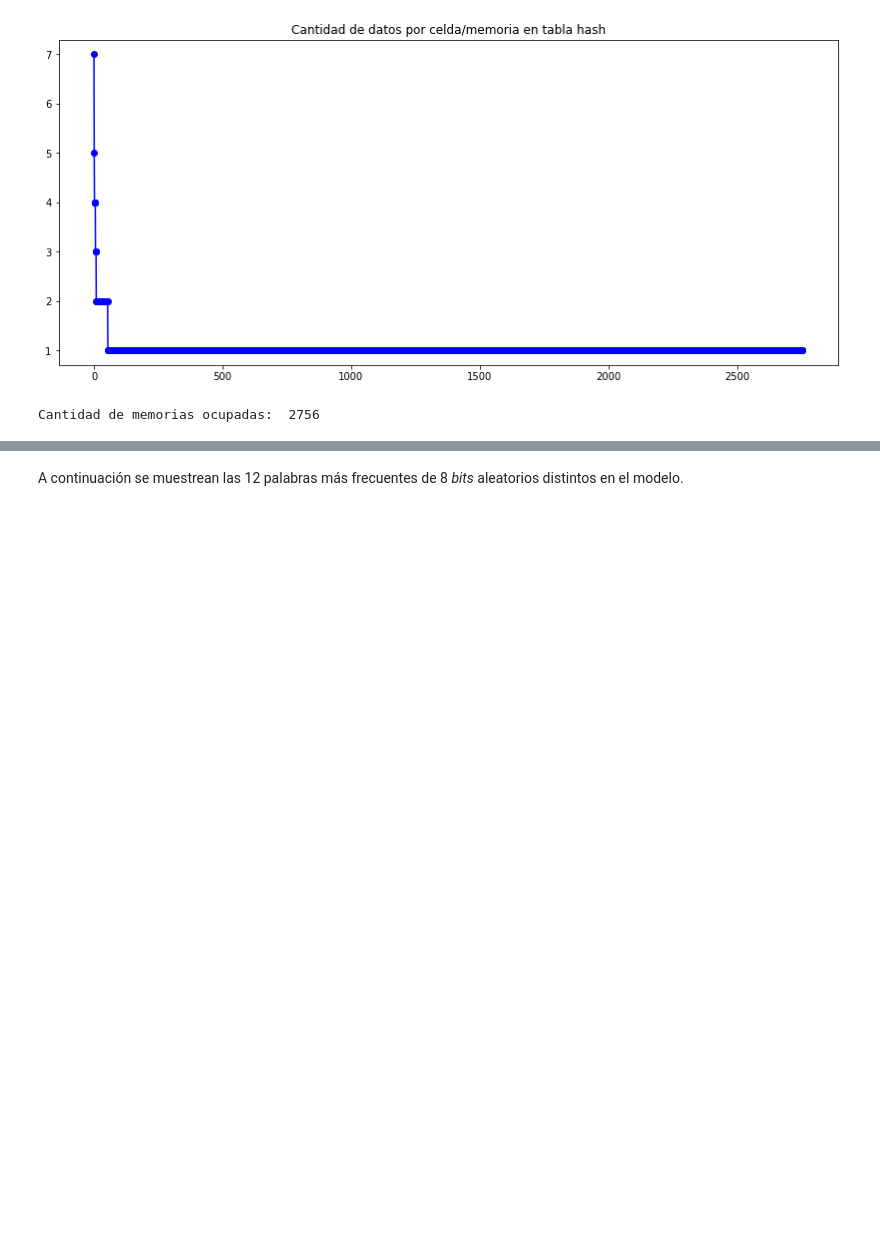
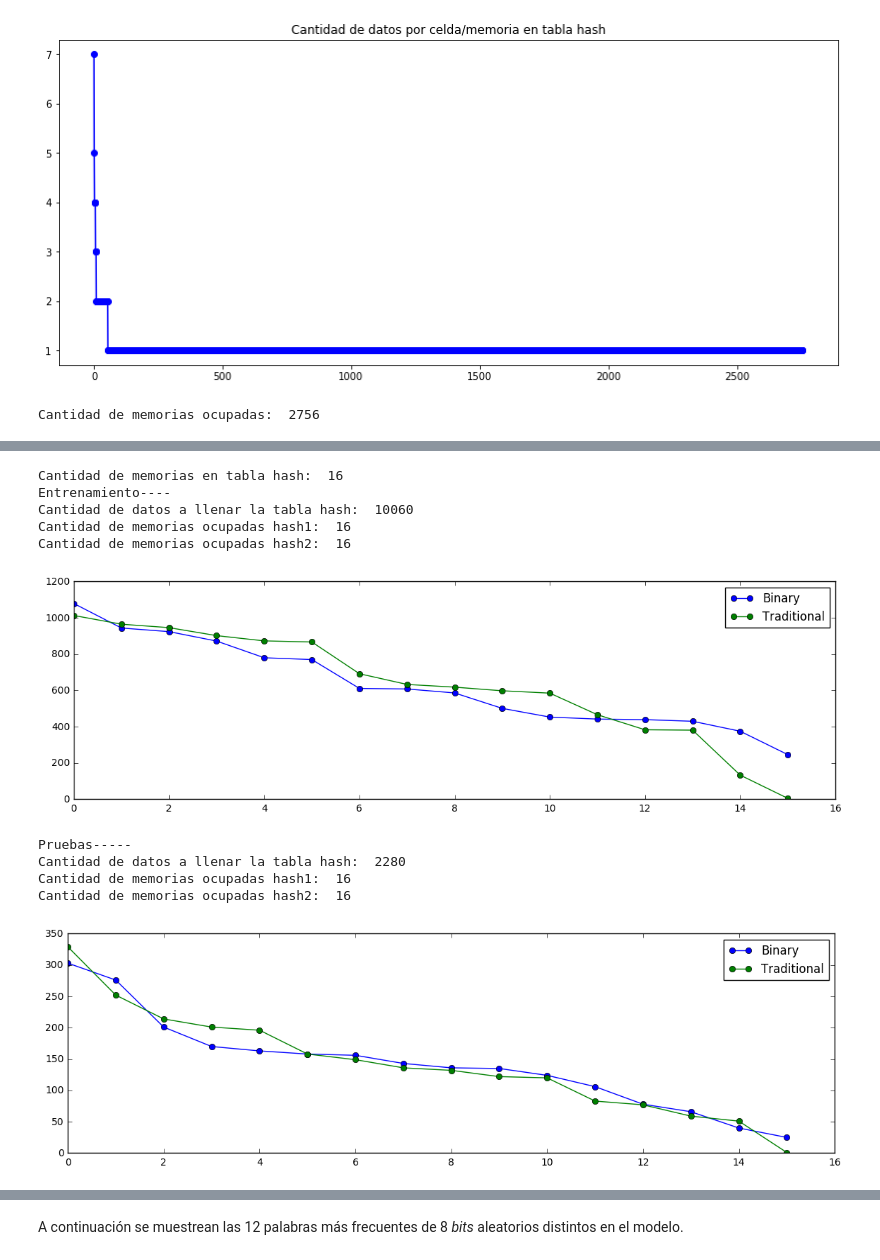
Before and after one commit to fmenat/DiscreteVAE, a Jupyter notebook: BinaryVAE.ipynb, the cells around one changed output, grey strips where cells are left out. Saved outputs shown, nothing was run; the diff lists cells and outputs as text; code cells hidden in the pictures; blank space fills up the shorter version.

```diff
--- a/BinaryVAE.ipynb
+++ b/BinaryVAE.ipynb
@@ -1517,0 +1817,22 @@ Se puede ver que se ocupan varias celdas de memorias gracias a la restricción d
+# %%
+#plot together--- 4 bits
+encode_total = encoder_Tvae.predict(X_total_input)
+encode_test = encoder_Tvae.predict(X_test_input)
+median= MedianHashing()
+median.fit(encode_total)
+train_hash2 = median.transform(encode_total)
+test_hash2 = median.transform(encode_test)
+
+compare_cells_plot(Nb,train_hash,train_hash2,test_hash,test_hash2)
+# %% [output]
+Cantidad de memorias en tabla hash:  16
+Entrenamiento----
+Cantidad de datos a llenar la tabla hash:  10060
+Cantidad de memorias ocupadas hash1:  16
+Cantidad de memorias ocupadas hash2:  16
+[figure, added]
+Pruebas-----
+Cantidad de datos a llenar la tabla hash:  2280
+Cantidad de memorias ocupadas hash1:  16
+Cantidad de memorias ocupadas hash2:  16
+[figure, added]
```
Also changed, not shown: parts of 41 cells of this notebook, 1 other file.
